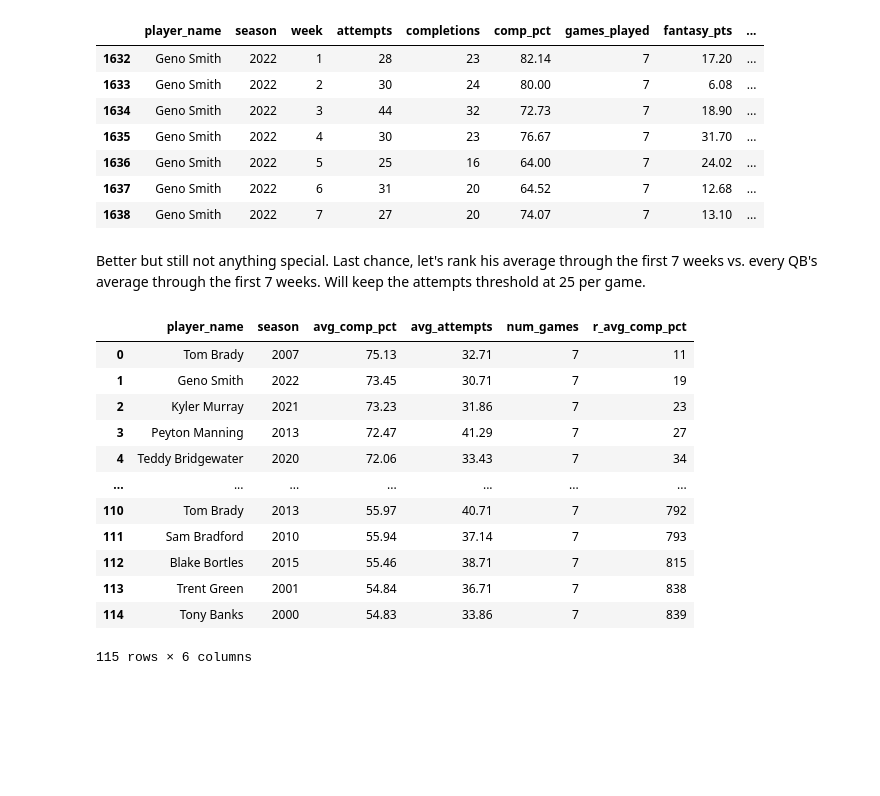
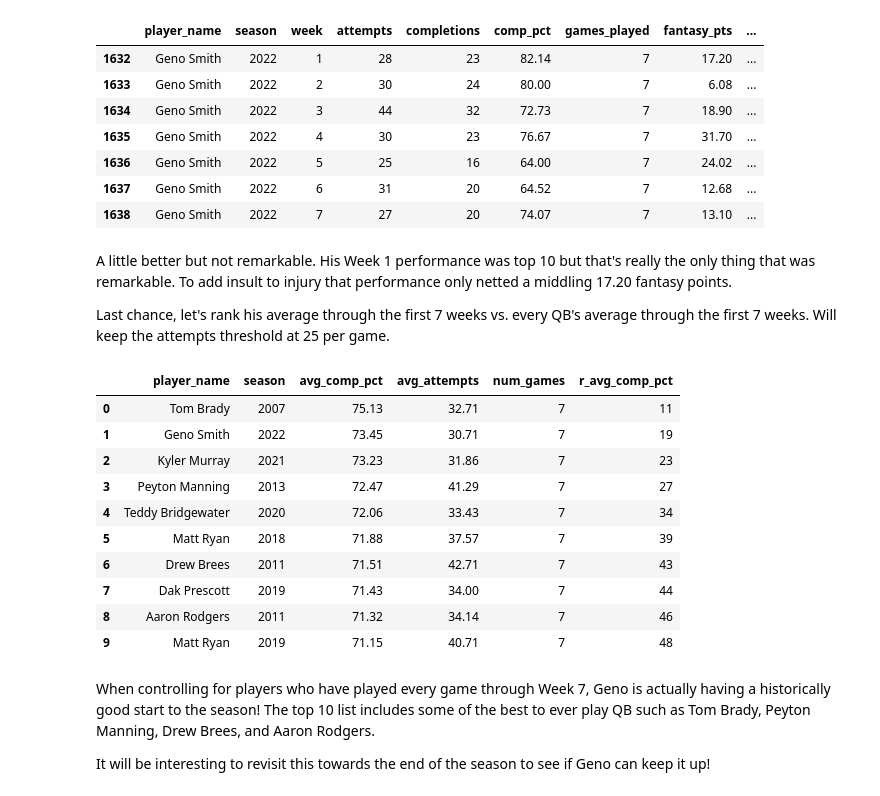
Before and after one commit to gfidanli/fantasy_football_analysis, a Jupyter notebook: daily_analysis/day6.ipynb, the cells around one changed output. Drawn from its saved outputs; the diff is of its cells as text; code cells hidden in the pictures; blank space fills up the shorter version.

```diff
--- a/daily_analysis/day6.ipynb
+++ b/daily_analysis/day6.ipynb
@@ -411,7 +416,9 @@ df_best_GTE_25_att[(df_best_GTE_25_att['player_name'] == 'Geno Smith') & (df_bes
 | 1637 | Geno Smith | 2022 | 6 | 31 | 20 | 64.52 | 7 | 12.68 | ... |
 | 1638 | Geno Smith | 2022 | 7 | 27 | 20 | 74.07 | 7 | 13.10 | ... |
 # %% [markdown]
-Better but still not anything special. Last chance, let's rank his average through the first 7 weeks vs. every QB's average through the first 7 weeks. Will keep the attempts threshold at 25 per game.
+A little better but not remarkable. His Week 1 performance was top 10 but that's really the only thing that was remarkable. To add insult to injury that performance only netted a middling 17.20 fantasy points.
+
+Last chance, let's rank his average through the first 7 weeks vs. every QB's average through the first 7 weeks. Will keep the attempts threshold at 25 per game.
 # %%
 query = """
 WITH data AS (
@@ -437,38 +444,40 @@ WITH data AS (
     SELECT
        player_name,
        season,
        ROUND(AVG(comp_pct), 2) AS avg_comp_pct,
        ROUND(AVG(attempts), 2) AS avg_attempts,
        COUNT(*) AS num_games
     FROM data
     GROUP BY player_name, season
 ), rankings AS (
     SELECT
         player_name,
         season,
         avg_comp_pct,
         avg_attempts,
         num_games,
         ROW_NUMBER() OVER(ORDER BY avg_comp_pct DESC) AS r_avg_comp_pct
     FROM aggregations
 )
 SELECT *
 FROM rankings
 WHERE num_games = 7
 """
 
-pd.read_sql(query, conn)
+pd.read_sql(query, conn).head(10)
 # %% [output]
 |  | player_name | season | avg_comp_pct | avg_attempts | num_games | r_avg_comp_pct |
 | 0 | Tom Brady | 2007 | 75.13 | 32.71 | 7 | 11 |
 | 1 | Geno Smith | 2022 | 73.45 | 30.71 | 7 | 19 |
 | 2 | Kyler Murray | 2021 | 73.23 | 31.86 | 7 | 23 |
 | 3 | Peyton Manning | 2013 | 72.47 | 41.29 | 7 | 27 |
 | 4 | Teddy Bridgewater | 2020 | 72.06 | 33.43 | 7 | 34 |
-| ... | ... | ... | ... | ... | ... | ... |
-| 110 | Tom Brady | 2013 | 55.97 | 40.71 | 7 | 792 |
-| 111 | Sam Bradford | 2010 | 55.94 | 37.14 | 7 | 793 |
-| 112 | Blake Bortles | 2015 | 55.46 | 38.71 | 7 | 815 |
-| 113 | Trent Green | 2001 | 54.84 | 36.71 | 7 | 838 |
-| 114 | Tony Banks | 2000 | 54.83 | 33.86 | 7 | 839 |
+| 5 | Matt Ryan | 2018 | 71.88 | 37.57 | 7 | 39 |
+| 6 | Drew Brees | 2011 | 71.51 | 42.71 | 7 | 43 |
+| 7 | Dak Prescott | 2019 | 71.43 | 34.00 | 7 | 44 |
+| 8 | Aaron Rodgers | 2011 | 71.32 | 34.14 | 7 | 46 |
+| 9 | Matt Ryan | 2019 | 71.15 | 40.71 | 7 | 48 |
-115 rows × 6 columns
+# %% [markdown]
+When controlling for players who have played every game through Week 7, Geno is actually having a historically good start to the season! The top 10 list includes some of the best to ever play QB such as Tom Brady, Peyton Manning, Drew Brees, and Aaron Rodgers.
+
+It will be interesting to revisit this towards the end of the season to see if Geno can keep it up!
```
Also changed, not shown: parts of 13 cells of this notebook.
